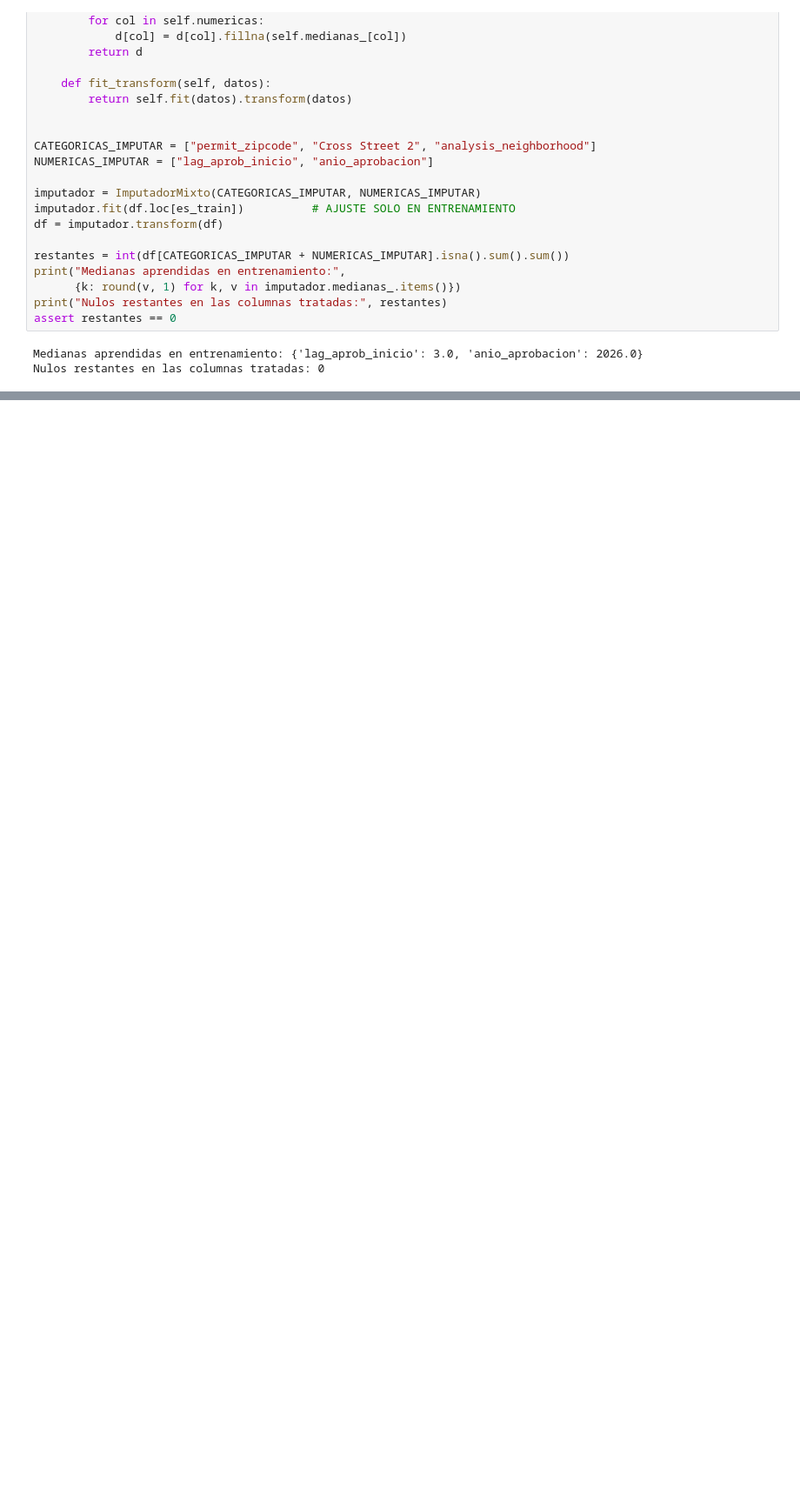
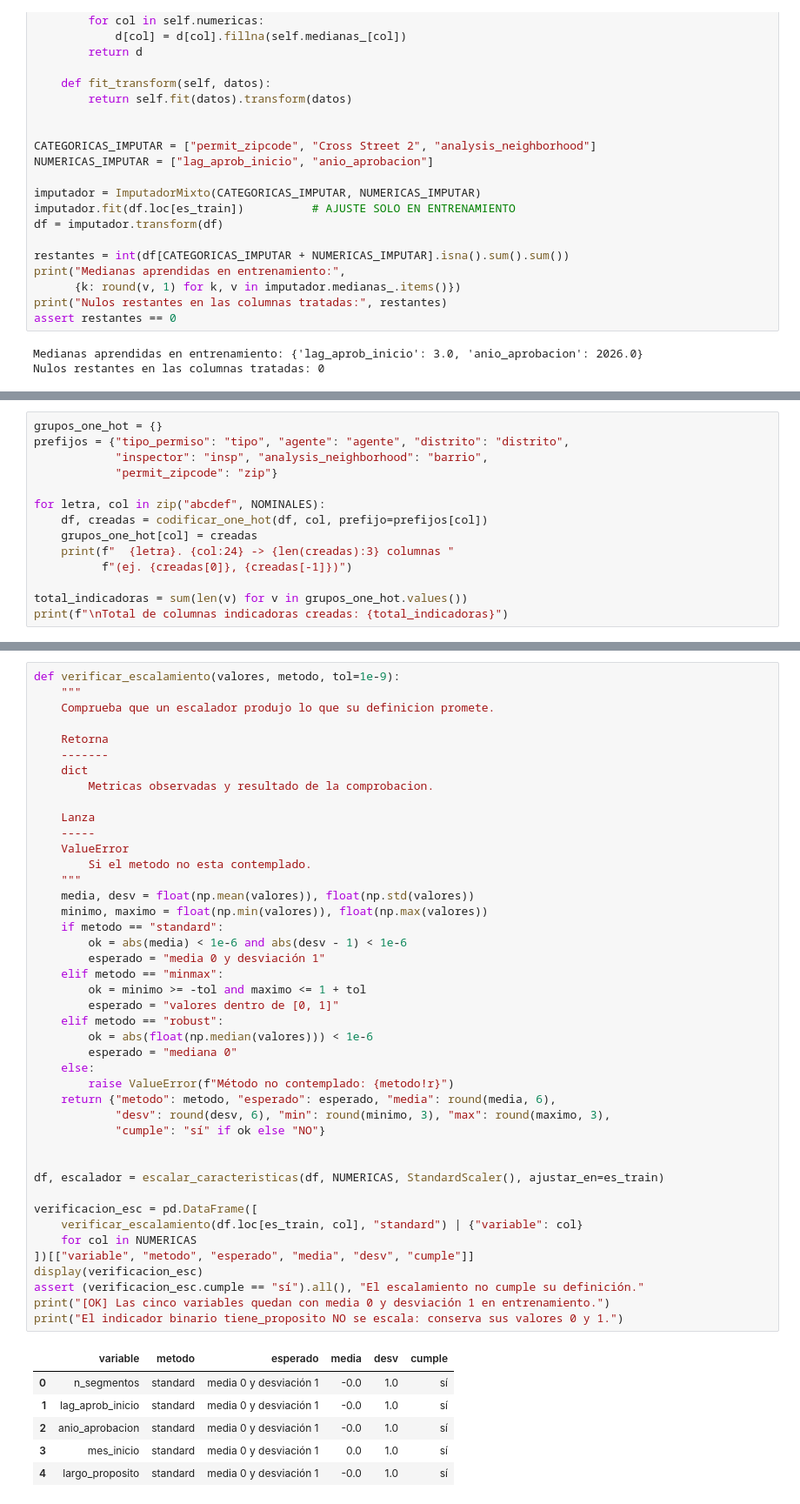
Before and after one commit to RJaramilloP/proyecto-grupo5-mcdi500, a Jupyter notebook: F2/F2_Prueba.ipynb, the cells around one changed output, grey strips where cells are left out. Shown at 87% size. Saved outputs shown, nothing was run; the diff lists cells and outputs as text; blank space fills up the shorter version.

```diff
--- a/F2/F2_Prueba.ipynb
+++ b/F2/F2_Prueba.ipynb
@@ -915,0 +998,14 @@ Nulos restantes en las columnas tratadas: 0
+# %%
+grupos_one_hot = {}
+prefijos = {"tipo_permiso": "tipo", "agente": "agente", "distrito": "distrito",
+            "inspector": "insp", "analysis_neighborhood": "barrio",
+            "permit_zipcode": "zip"}
+
+for letra, col in zip("abcdef", NOMINALES):
+    df, creadas = codificar_one_hot(df, col, prefijo=prefijos[col])
+    grupos_one_hot[col] = creadas
+    print(f"  {letra}. {col:24} -> {len(creadas):3} columnas "
+          f"(ej. {creadas[0]}, {creadas[-1]})")
+
+total_indicadoras = sum(len(v) for v in grupos_one_hot.values())
+print(f"\nTotal de columnas indicadoras creadas: {total_indicadoras}")
@@ -915,0 +1258,50 @@ Nulos restantes en las columnas tratadas: 0
+# %%
+def verificar_escalamiento(valores, metodo, tol=1e-9):
+    """
+    Comprueba que un escalador produjo lo que su definicion promete.
+
+    Retorna
+    -------
+    dict
+        Metricas observadas y resultado de la comprobacion.
+
+    Lanza
+    -----
+    ValueError
+        Si el metodo no esta contemplado.
+    """
+    media, desv = float(np.mean(valores)), float(np.std(valores))
+    minimo, maximo = float(np.min(valores)), float(np.max(valores))
+    if metodo == "standard":
+        ok = abs(media) < 1e-6 and abs(desv - 1) < 1e-6
+        esperado = "media 0 y desviación 1"
+    elif metodo == "minmax":
+        ok = minimo >= -tol and maximo <= 1 + tol
+        esperado = "valores dentro de [0, 1]"
+    elif metodo == "robust":
+        ok = abs(float(np.median(valores))) < 1e-6
+        esperado = "mediana 0"
+    else:
+        raise ValueError(f"Método no contemplado: {metodo!r}")
+    return {"metodo": metodo, "esperado": esperado, "media": round(media, 6),
+            "desv": round(desv, 6), "min": round(minimo, 3), "max": round(maximo, 3),
+            "cumple": "sí" if ok else "NO"}
+
+
+df, escalador = escalar_caracteristicas(df, NUMERICAS, StandardScaler(), ajustar_en=es_train)
+
+verificacion_esc = pd.DataFrame([
+    verificar_escalamiento(df.loc[es_train, col], "standard") | {"variable": col}
+    for col in NUMERICAS
+])[["variable", "metodo", "esperado", "media", "desv", "cumple"]]
+display(verificacion_esc)
+assert (verificacion_esc.cumple == "sí").all(), "El escalamiento no cumple su definición."
+print("[OK] Las cinco variables quedan con media 0 y desviación 1 en entrenamiento.")
+print("El indicador binario tiene_proposito NO se escala: conserva sus valores 0 y 1.")
+# %% [output]
+|  | variable | metodo | esperado | media | desv | cumple |
+| 0 | n_segmentos | standard | media 0 y desviación 1 | -0.0 | 1.0 | sí |
+| 1 | lag_aprob_inicio | standard | media 0 y desviación 1 | -0.0 | 1.0 | sí |
+| 2 | anio_aprobacion | standard | media 0 y desviación 1 | -0.0 | 1.0 | sí |
+| 3 | mes_inicio | standard | media 0 y desviación 1 | 0.0 | 1.0 | sí |
+| 4 | largo_proposito | standard | media 0 y desviación 1 | -0.0 | 1.0 | sí |
```
Also changed, not shown: parts of 17 cells of this notebook, 1 other file.
